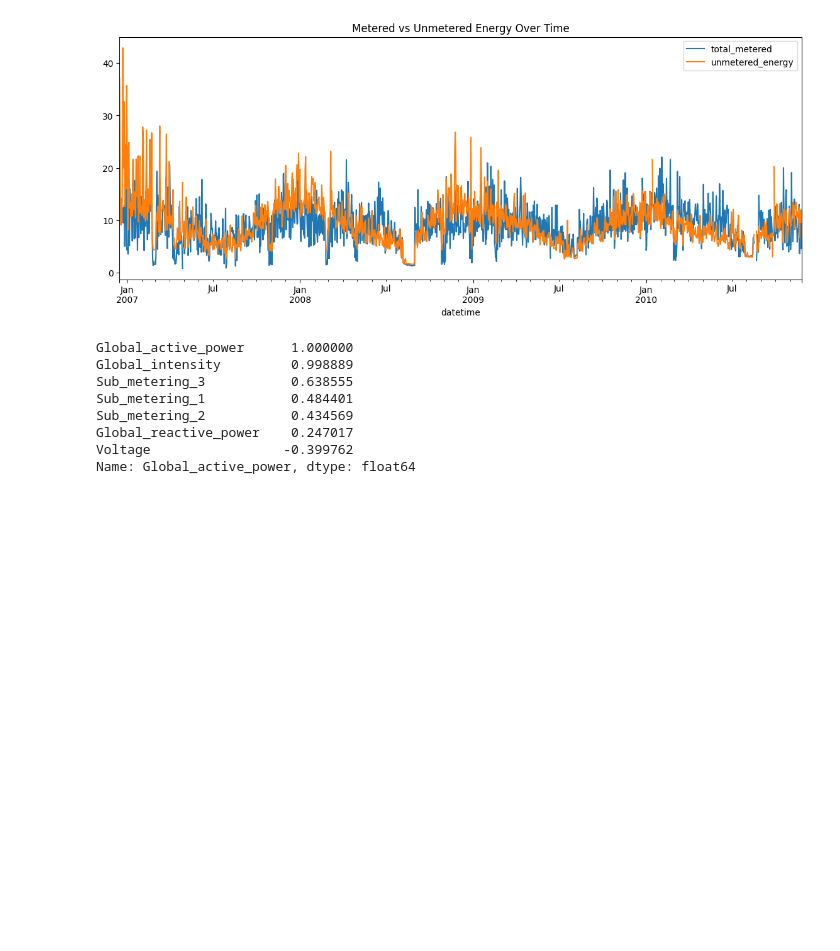
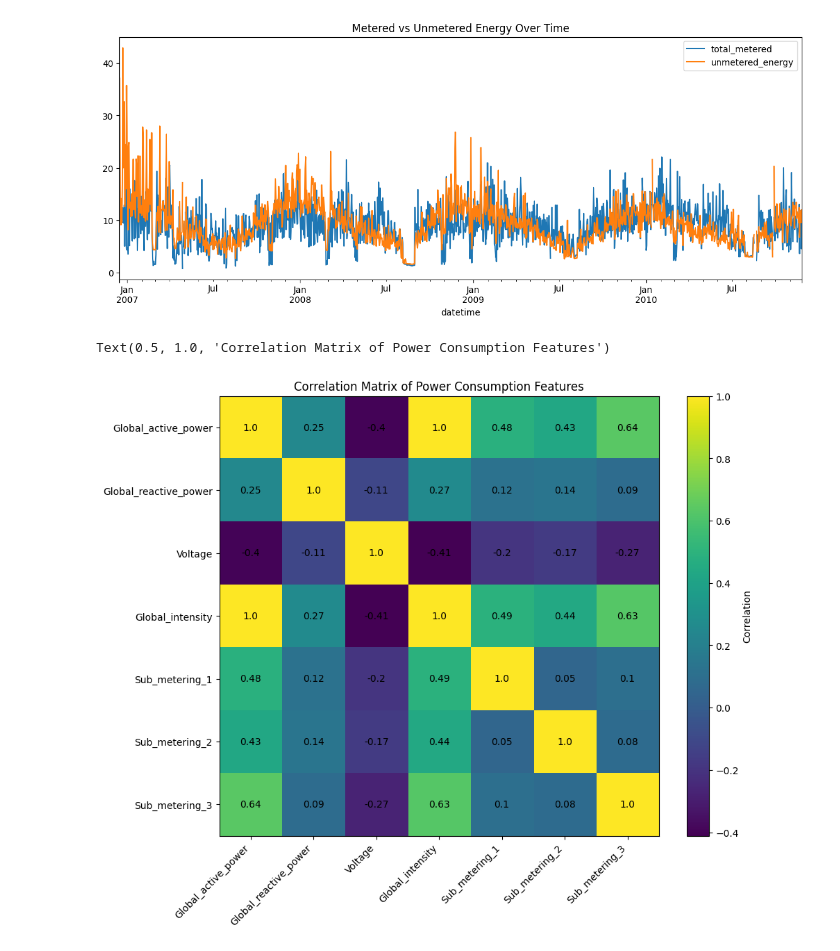
Before and after one commit to aditya303030/House_power_consumption, a Jupyter notebook: eda.ipynb, the cells around one changed output. Cells and saved outputs as stored; diff of their text form; code cells hidden in the pictures; blank space fills up the shorter version.

```diff
--- a/eda.ipynb
+++ b/eda.ipynb
@@ -146,28 +146,38 @@ Text(0.5, 1.0, 'Metered vs Unmetered Energy Over Time')
 # %%
 numeric_cols = [
     "Global_active_power",
     "Global_reactive_power",
     "Voltage",
     "Global_intensity",
     "Sub_metering_1",
     "Sub_metering_2",
     "Sub_metering_3"
 ]
 
 df = df.dropna(subset=numeric_cols)
 
 for col in numeric_cols:
     df[col] = pd.to_numeric(df[col])
 
 corr = df[numeric_cols].corr()
-corr["Global_active_power"].sort_values(ascending=False)
+# corr["Global_active_power"].sort_values(ascending=False)
+
+# Plot correlation heatmap
+plt.figure(figsize=(10, 8))
+plt.imshow(corr, interpolation="nearest")
+plt.colorbar(label="Correlation")
+
+plt.xticks(range(len(corr.columns)), corr.columns, rotation=45, ha="right")
+plt.yticks(range(len(corr.columns)), corr.columns)
+
+for i in range(len(corr.columns)):
+    for j in range(len(corr.columns)):
+        plt.text(j, i, round(corr.iloc[i, j], 2), ha="center", va="center")
+
+plt.tight_layout()
+
+plt.title("Correlation Matrix of Power Consumption Features")
 # %% [output]
-Global_active_power      1.000000
-Global_intensity         0.998889
-Sub_metering_3           0.638555
-Sub_metering_1           0.484401
-Sub_metering_2           0.434569
-Global_reactive_power    0.247017
-Voltage                 -0.399762
-Name: Global_active_power, dtype: float64
+Text(0.5, 1.0, 'Correlation Matrix of Power Consumption Features')
+[figure, added]
 # %%
```
Also changed, not shown: parts of 2 cells of this notebook.
